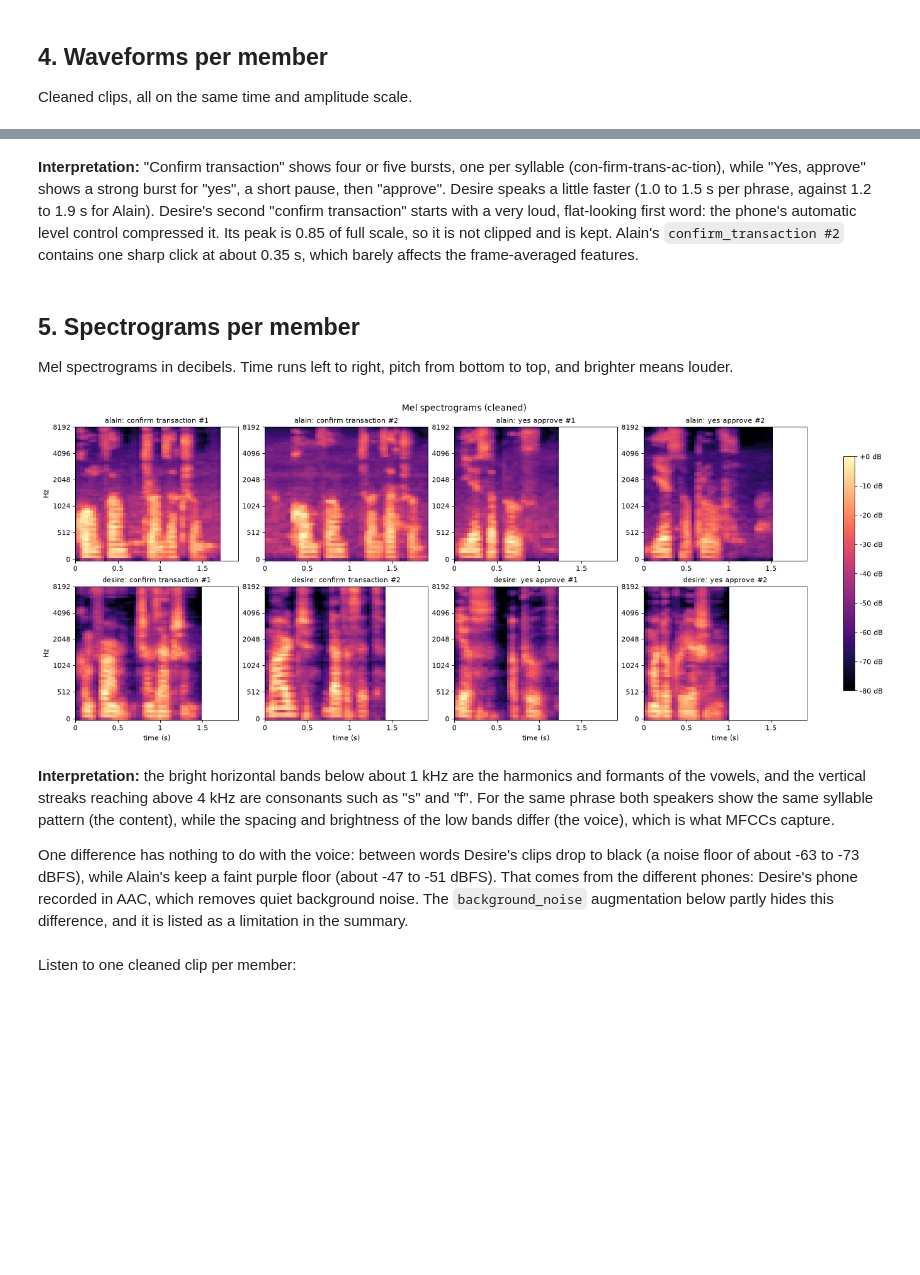
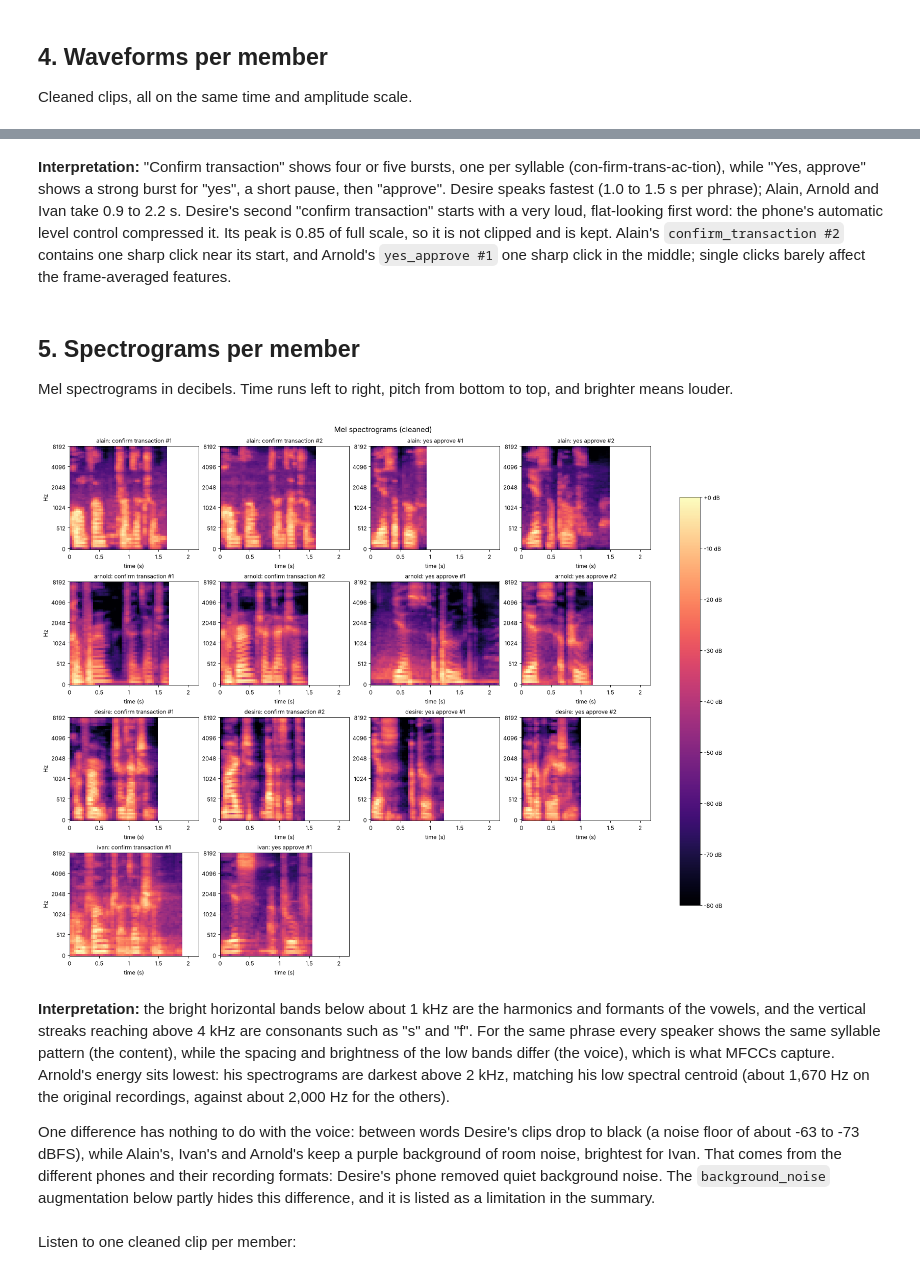
Before and after one commit to mutaganzwa-desire/multimodal_data_preprocessing, a Jupyter notebook: notebooks/Formative_2_Audio_Processing.ipynb, the cells around one changed output, grey strips where cells are left out. Drawn from its saved outputs; the diff is of its cells as text; code cells hidden in the pictures; blank space fills up the shorter version.

```diff
--- a/notebooks/Formative_2_Audio_Processing.ipynb
+++ b/notebooks/Formative_2_Audio_Processing.ipynb
@@ -120,17 +178,22 @@ Each clip is therefore:
 
 The shaded part of each waveform below is what is kept.
 # %%
-fig, axes = plt.subplots(len(clips) // 2, 2, figsize=(15, 2.0 * len(clips) // 2), sharey=True)
-for ax, row in zip(axes.T.ravel(), clips.sort_values(["phrase", "member", "take"]).itertuples()):
-    y = raw[row.path]
-    start, end = ap.speech_interval(y)
-    t = np.arange(len(y)) / SR
-    ax.plot(t, y / (np.abs(y).max() or 1), lw=0.5, color="tab:blue")
-    ax.axvspan(start / SR, end / SR, color="tab:green", alpha=0.2)
-    ax.set_title(f"{row.path.name}  (kept {(end - start) / SR:.2f} s of {len(y) / SR:.2f} s)", fontsize=10)
-    ax.set_xlim(0, 4.2)
-for ax in axes[-1]:
-    ax.set_xlabel("time (s)")
+phrases = sorted(clips["phrase"].unique())
+n_rows = clips.groupby("phrase").size().max()
+fig, axes = plt.subplots(n_rows, len(phrases), figsize=(7.5 * len(phrases), 2.0 * n_rows), sharey=True, squeeze=False)
+for c, phrase in enumerate(phrases):
+    for r, row in enumerate(clips[clips["phrase"] == phrase].sort_values(["member", "take"]).itertuples()):
+        ax = axes[r, c]
+        y = raw[row.path]
+        start, end = ap.speech_interval(y)
+        t = np.arange(len(y)) / SR
+        ax.plot(t, y / (np.abs(y).max() or 1), lw=0.5, color="tab:blue")
+        ax.axvspan(start / SR, end / SR, color="tab:green", alpha=0.2)
+        ax.set_title(f"{row.path.name}  (kept {(end - start) / SR:.2f} s of {len(y) / SR:.2f} s)", fontsize=10)
+        ax.set_xlim(0, max(len(v) for v in raw.values()) / SR)
+        ax.set_xlabel("time (s)")
+    for ax in axes[clips["phrase"].eq(phrase).sum():, c]:
+        ax.axis("off")
 fig.suptitle("Raw recordings with the kept speech region shaded", fontsize=13)
 fig.tight_layout()
 plt.show()
@@ -147,14 +210,17 @@ order = clips.sort_values(["member", "phrase", "take"])
 n_cols = order.groupby("member").size().max()
 longest = max(len(y) for y in clean.values()) / SR
 
-fig, axes = plt.subplots(len(members), n_cols, figsize=(4.2 * n_cols, 2.8 * len(members)), sharey=True)
+fig, axes = plt.subplots(len(members), n_cols, figsize=(4.2 * n_cols, 2.8 * len(members)), sharey=True,
+                         squeeze=False)
 for r, member in enumerate(members):
     for c, row in enumerate(order[order["member"] == member].itertuples()):
         ax = axes[r, c]
         librosa.display.waveshow(clean[row.path], sr=SR, ax=ax, color="tab:blue")
         ax.set_title(f"{member}: {row.phrase.replace('_', ' ')} #{row.take}", fontsize=10)
         ax.set_xlim(0, longest)
-        ax.set_xlabel("time (s)" if r == len(members) - 1 else "")
+        ax.set_xlabel("time (s)")
+    for ax in axes[r, (order["member"] == member).sum():]:
+        ax.axis("off")  # member with fewer clips
 fig.suptitle("Waveforms (cleaned)", fontsize=13)
 fig.tight_layout()
 plt.show()
@@ -163,30 +229,33 @@ plt.show()
 # %% [markdown]
-**Interpretation:** "Confirm transaction" shows four or five bursts, one per syllable (con-firm-trans-ac-tion), while "Yes, approve" shows a strong burst for "yes", a short pause, then "approve". Desire speaks a little faster (1.0 to 1.5 s per phrase, against 1.2 to 1.9 s for Alain). Desire's second "confirm transaction" starts with a very loud, flat-looking first word: the phone's automatic level control compressed it. Its peak is 0.85 of full scale, so it is not clipped and is kept. Alain's `confirm_transaction #2` contains one sharp click at about 0.35 s, which barely affects the frame-averaged features.
+**Interpretation:** "Confirm transaction" shows four or five bursts, one per syllable (con-firm-trans-ac-tion), while "Yes, approve" shows a strong burst for "yes", a short pause, then "approve". Desire speaks fastest (1.0 to 1.5 s per phrase); Alain, Arnold and Ivan take 0.9 to 2.2 s. Desire's second "confirm transaction" starts with a very loud, flat-looking first word: the phone's automatic level control compressed it. Its peak is 0.85 of full scale, so it is not clipped and is kept. Alain's `confirm_transaction #2` contains one sharp click near its start, and Arnold's `yes_approve #1` one sharp click in the middle; single clicks barely affect the frame-averaged features.
 # %% [markdown]
 ## 5. Spectrograms per member
 
 Mel spectrograms in decibels. Time runs left to right, pitch from bottom to top, and brighter means louder.
 # %%
-fig, axes = plt.subplots(len(members), n_cols, figsize=(4.2 * n_cols, 3.4 * len(members)), layout="constrained")
+fig, axes = plt.subplots(len(members), n_cols, figsize=(4.2 * n_cols, 3.4 * len(members)), layout="constrained",
+                         squeeze=False)
 for r, member in enumerate(members):
     for c, row in enumerate(order[order["member"] == member].itertuples()):
         ax = axes[r, c]
         mel = librosa.feature.melspectrogram(y=clean[row.path], sr=SR, n_mels=64)
         img = librosa.display.specshow(librosa.power_to_db(mel, ref=np.max), sr=SR, x_axis="time",
                                        y_axis="mel", ax=ax, cmap="magma", vmin=-80, vmax=0)
         ax.set_title(f"{member}: {row.phrase.replace('_', ' ')} #{row.take}", fontsize=10)
         ax.set_xlim(0, longest)
-        ax.set_xlabel("time (s)" if r == len(members) - 1 else "")
+        ax.set_xlabel("time (s)")
         ax.set_ylabel("Hz" if c == 0 else "")
-fig.colorbar(img, ax=axes, format="%+2.0f dB", shrink=0.8)
+    for ax in axes[r, (order["member"] == member).sum():]:
+        ax.axis("off")
+fig.colorbar(img, ax=axes.ravel().tolist(), format="%+2.0f dB", shrink=0.8)
 fig.suptitle("Mel spectrograms (cleaned)", fontsize=13)
 plt.show()
 # %% [output]
-[figure, old version]
+[figure, new version]
 # %% [markdown]
-**Interpretation:** the bright horizontal bands below about 1 kHz are the harmonics and formants of the vowels, and the vertical streaks reaching above 4 kHz are consonants such as "s" and "f". For the same phrase both speakers show the same syllable pattern (the content), while the spacing and brightness of the low bands differ (the voice), which is what MFCCs capture.
+**Interpretation:** the bright horizontal bands below about 1 kHz are the harmonics and formants of the vowels, and the vertical streaks reaching above 4 kHz are consonants such as "s" and "f". For the same phrase every speaker shows the same syllable pattern (the content), while the spacing and brightness of the low bands differ (the voice), which is what MFCCs capture. Arnold's energy sits lowest: his spectrograms are darkest above 2 kHz, matching his low spectral centroid (about 1,670 Hz on the original recordings, against about 2,000 Hz for the others).
 
-One difference has nothing to do with the voice: between words Desire's clips drop to black (a noise floor of about -63 to -73 dBFS), while Alain's keep a faint purple floor (about -47 to -51 dBFS). That comes from the different phones: Desire's phone recorded in AAC, which removes quiet background noise. The `background_noise` augmentation below partly hides this difference, and it is listed as a limitation in the summary.
+One difference has nothing to do with the voice: between words Desire's clips drop to black (a noise floor of about -63 to -73 dBFS), while Alain's, Ivan's and Arnold's keep a purple background of room noise, brightest for Ivan. That comes from the different phones and their recording formats: Desire's phone removed quiet background noise. The `background_noise` augmentation below partly hides this difference, and it is listed as a limitation in the summary.
 # %% [markdown]
 Listen to one cleaned clip per member:
 # %%
```
Also changed, not shown: parts of 24 cells of this notebook, 3 other files.
